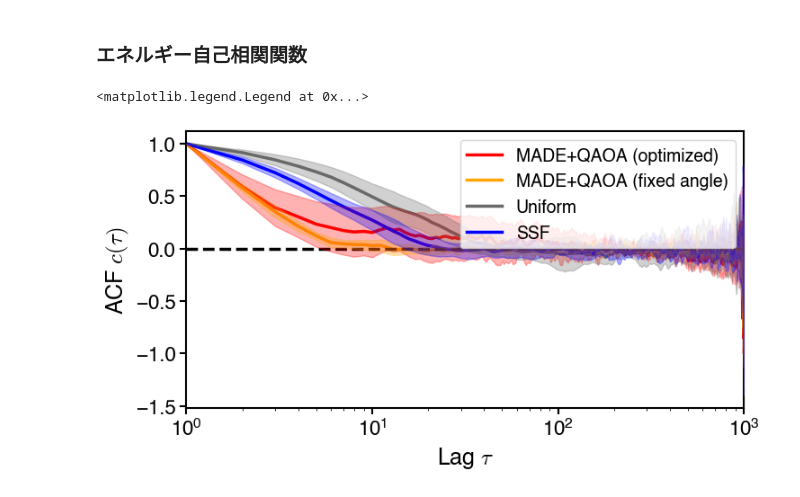
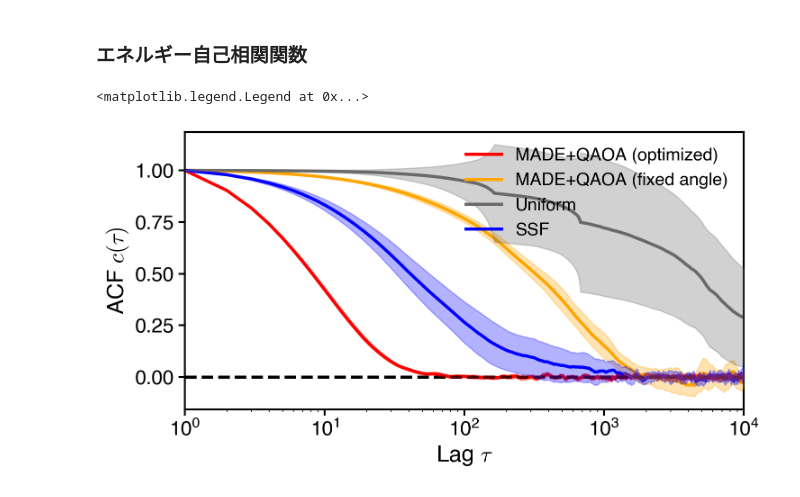
Before and after one commit to yuichiro-nakano/data_for_qaoa-made-mcmc, a Jupyter notebook: figure/make_fig.ipynb, the cells around one changed output. Cells and saved outputs as stored; diff of their text form; code cells hidden in the pictures.

```diff
--- a/figure/make_fig.ipynb
+++ b/figure/make_fig.ipynb
@@ -31,7 +31,7 @@ plt.rcParams['mathtext.fontset'] = 'cm'
 ### 定数
 # %%
 n_spin_min = 3
-n_spin_max = 9
+n_spin_max = 11
 beta_list = [1e-1, 1e0, 2e0, 5e0, 1e1]
 print()
 # %% [markdown]
@@ -105,7 +105,7 @@ elinewidth = 2.5
 capthick = 2.5
 linewidth = 2.5
 
-fig1, ax1 = plt.subplots(n_row, n_col, figsize=(18,8), dpi=100)
+fig1, ax1 = plt.subplots(n_row, n_col, figsize=(18,8), dpi=200)
 
 for i in range(len(beta_list)):
 	row = i // n_col
@@ -140,7 +140,7 @@ for i in range(len(beta_list)):
 	ax1[row,col].set_ylabel(r'absolute spectral gap $\delta$', fontsize=14)
 	ax1[row,col].tick_params(width=0.0, labelsize=14)
 	ax1[row,col].minorticks_off()
-	ax1[row,col].set_title(r'$\beta={0}$'.format(beta_list[i]),{"fontsize": 16})
+	ax1[row,col].set_title(r'$\beta={0}$'.format(beta_list[i]),{"fontsize": 18})
 
 	#if i == len(beta_list)-1:
 		#ax1[row,col].legend(fontsize=14, bbox_to_anchor=(1.2, 1.0))
@@ -198,7 +198,7 @@ scaling factor(uncertainty) : k = 0.818+/-0.022
 # %% [markdown]
 ### 定数
 # %%
-n_spin = 5
+n_spin = 25
 beta = 2.5
 # %% [markdown]
 ### データのロード
@@ -380,7 +381,7 @@ def mcmc_energy_autocorrelation(spin_history, instance, lag):
 
 	return energy_acf
 # %%
-lag = 1000
+lag = 10000
 energy_acf_history_opt_made = mcmc_energy_autocorrelation(opt_qaoa_made_result[:,1:], instance, lag)
 energy_acf_history_fix_made = mcmc_energy_autocorrelation(fix_qaoa_made_result[:,1:], instance, lag)
 energy_acf_history_uni = mcmc_energy_autocorrelation(uniform_result[:,1:], instance, lag)
@@ -393,33 +394,33 @@ energy_acf_fix_made_std = np.std(energy_acf_history_fix_made, axis=0)
 energy_acf_uni_ave = np.average(energy_acf_history_uni, axis=0)
 energy_acf_uni_std = np.std(energy_acf_history_uni, axis=0)
 energy_acf_ssf_ave = np.average(energy_acf_history_ssf, axis=0)
 energy_acf_ssf_std = np.std(energy_acf_history_ssf, axis=0)
 
-fig4, ax4 = plt.subplots(figsize=(8,4))
+fig4, ax4 = plt.subplots(figsize=(8,4), dpi=200)
 
 ax4.spines["top"].set_linewidth(spines)
 ax4.spines["left"].set_linewidth(spines)
 ax4.spines["bottom"].set_linewidth(spines)
 ax4.spines["right"].set_linewidth(spines)
 
 ax4.plot(np.arange(1, lag+1), energy_acf_opt_made_ave, color='red', linewidth=linewidth, label='MADE+QAOA (optimized)')
 ax4.fill_between(np.arange(1, lag+1), energy_acf_opt_made_ave+energy_acf_opt_made_std, energy_acf_opt_made_ave-energy_acf_opt_made_std, color='red', alpha=0.3, zorder=4)
 ax4.plot(np.arange(1, lag+1), energy_acf_fix_made_ave, color='orange', linewidth=linewidth, label='MADE+QAOA (fixed angle)')
 ax4.fill_between(np.arange(1, lag+1), energy_acf_fix_made_ave+energy_acf_fix_made_std, energy_acf_fix_made_ave-energy_acf_fix_made_std, color='orange', alpha=0.3, zorder=4)
 ax4.plot(np.arange(1, lag+1), energy_acf_uni_ave, color='dimgrey', linewidth=linewidth, label='Uniform')
 ax4.fill_between(np.arange(1, lag+1), energy_acf_uni_ave+energy_acf_uni_std, energy_acf_uni_ave-energy_acf_uni_std, color='dimgrey', alpha=0.3, zorder=4)
 ax4.plot(np.arange(1, lag+1), energy_acf_ssf_ave, color='blue', linewidth=linewidth, label='SSF')
 ax4.fill_between(np.arange(1, lag+1), energy_acf_ssf_ave+energy_acf_ssf_std, energy_acf_ssf_ave-energy_acf_ssf_std, color='blue', alpha=0.3, zorder=4)
 
 ax4.axhline(0.0, color='black', linestyle='--', linewidth=linewidth)
 
 ax4.set_xlim(1, lag)
 ax4.set_xscale('log')
 ax4.set_xlabel(r'Lag $\tau$', fontsize=18)
 ax4.set_ylabel(r'ACF $c(\tau)$', fontsize=18)
 ax4.tick_params(width=1.5, labelsize=16, length=5, labelbottom=True)
 ax4.tick_params(axis="x", which='major', width=1.5)
-ax4.legend(fontsize=14, loc='upper right', frameon=True)
+ax4.legend(fontsize=14, loc='upper right', frameon=False)
 # %% [output]
 <matplotlib.legend.Legend at 0x...>
-[figure, old version]
+[figure, new version]
```
Also changed, not shown: parts of 10 cells of this notebook.
